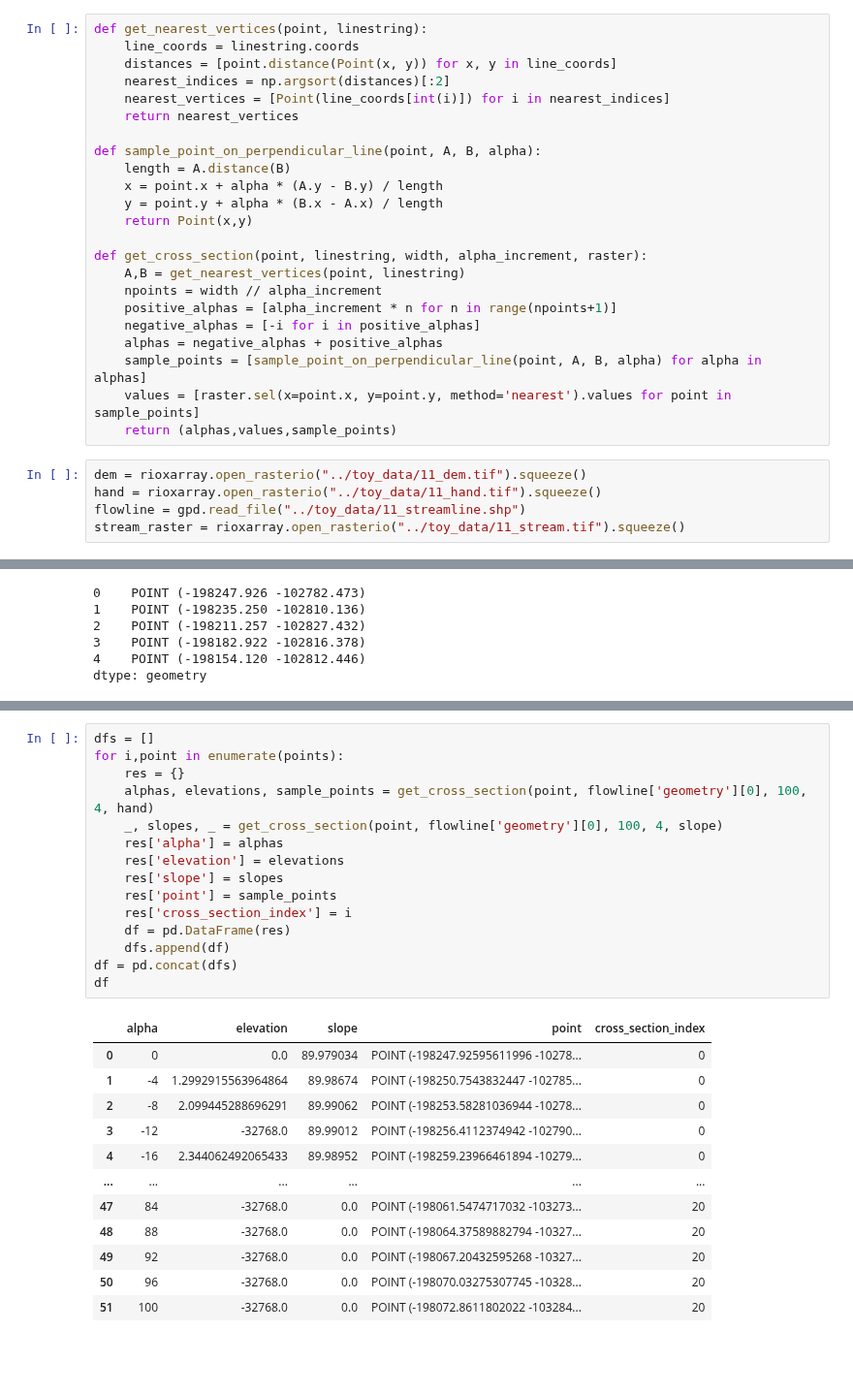
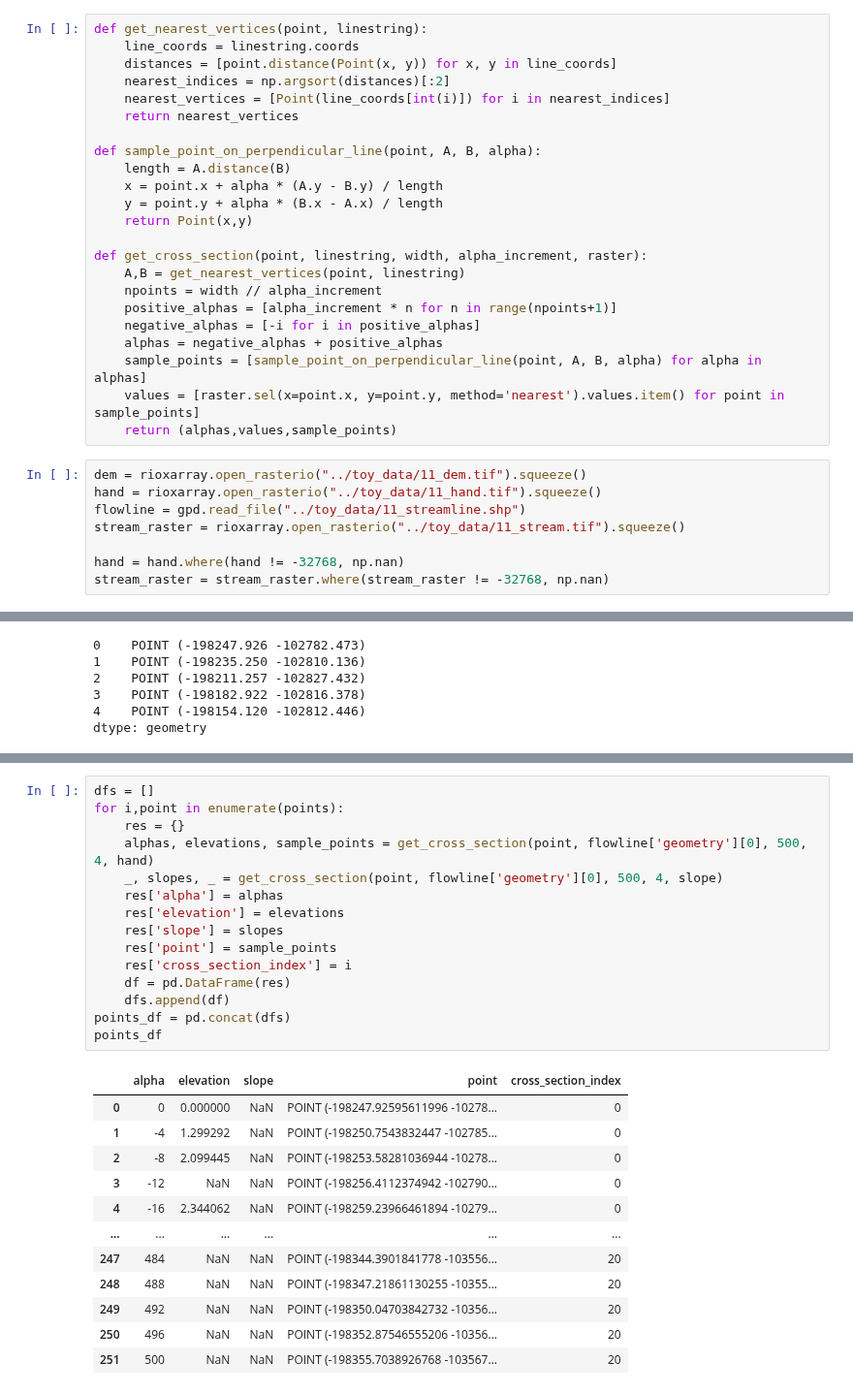
Before and after one commit to avkoehl/valleys, a Jupyter notebook: notebooks/valley_bottom_delineation.ipynb, the cells around one changed output, grey strips where cells are left out. Shown at 97% size. Cells and saved outputs as stored; diff of their text form; blank space fills up the shorter version.

```diff
--- a/notebooks/valley_bottom_delineation.ipynb
+++ b/notebooks/valley_bottom_delineation.ipynb
@@ -36,12 +46,15 @@ def get_cross_section(point, linestring, width, alpha_increment, raster):
     negative_alphas = [-i for i in positive_alphas]
     alphas = negative_alphas + positive_alphas
     sample_points = [sample_point_on_perpendicular_line(point, A, B, alpha) for alpha in alphas]
-    values = [raster.sel(x=point.x, y=point.y, method='nearest').values for point in sample_points]
+    values = [raster.sel(x=point.x, y=point.y, method='nearest').values.item() for point in sample_points]
     return (alphas,values,sample_points)
 # %%
 dem = rioxarray.open_rasterio("../toy_data/11_dem.tif").squeeze()
 hand = rioxarray.open_rasterio("../toy_data/11_hand.tif").squeeze()
 flowline = gpd.read_file("../toy_data/11_streamline.shp")
 stream_raster = rioxarray.open_rasterio("../toy_data/11_stream.tif").squeeze()
+
+hand = hand.where(hand != -32768, np.nan)
+stream_raster = stream_raster.where(stream_raster != -32768, np.nan)
 # %%
 slope = xrspatial.slope(hand)
@@ -68,28 +97,28 @@ points.plot(ax=ax, color='green')
 # %%
 dfs = []
 for i,point in enumerate(points):
     res = {}
-    alphas, elevations, sample_points = get_cross_section(point, flowline['geometry'][0], 100, 4, hand)
-    _, slopes, _ = get_cross_section(point, flowline['geometry'][0], 100, 4, slope)
+    alphas, elevations, sample_points = get_cross_section(point, flowline['geometry'][0], 500, 4, hand)
+    _, slopes, _ = get_cross_section(point, flowline['geometry'][0], 500, 4, slope)
     res['alpha'] = alphas
     res['elevation'] = elevations
     res['slope'] = slopes
     res['point'] = sample_points
     res['cross_section_index'] = i
     df = pd.DataFrame(res)
     dfs.append(df)
-df = pd.concat(dfs)
-df
+points_df = pd.concat(dfs)
+points_df
 # %% [output]
 |  | alpha | elevation | slope | point | cross_section_index |
-| 0 | 0 | 0.0 | 89.979034 | POINT (-198247.92595611996 -10278... | 0 |
-| 1 | -4 | 1.2992915563964864 | 89.98674 | POINT (-198250.7543832447 -102785... | 0 |
-| 2 | -8 | 2.099445288696291 | 89.99062 | POINT (-198253.58281036944 -10278... | 0 |
-| 3 | -12 | -32768.0 | 89.99012 | POINT (-198256.4112374942 -102790... | 0 |
-| 4 | -16 | 2.344062492065433 | 89.98952 | POINT (-198259.23966461894 -10279... | 0 |
+| 0 | 0 | 0.000000 | NaN | POINT (-198247.92595611996 -10278... | 0 |
+| 1 | -4 | 1.299292 | NaN | POINT (-198250.7543832447 -102785... | 0 |
+| 2 | -8 | 2.099445 | NaN | POINT (-198253.58281036944 -10278... | 0 |
+| 3 | -12 | NaN | NaN | POINT (-198256.4112374942 -102790... | 0 |
+| 4 | -16 | 2.344062 | NaN | POINT (-198259.23966461894 -10279... | 0 |
 | ... | ... | ... | ... | ... | ... |
-| 47 | 84 | -32768.0 | 0.0 | POINT (-198061.5474717032 -103273... | 20 |
-| 48 | 88 | -32768.0 | 0.0 | POINT (-198064.37589882794 -10327... | 20 |
-| 49 | 92 | -32768.0 | 0.0 | POINT (-198067.20432595268 -10327... | 20 |
-| 50 | 96 | -32768.0 | 0.0 | POINT (-198070.03275307745 -10328... | 20 |
-| 51 | 100 | -32768.0 | 0.0 | POINT (-198072.8611802022 -103284... | 20 |
+| 247 | 484 | NaN | NaN | POINT (-198344.3901841778 -103556... | 20 |
+| 248 | 488 | NaN | NaN | POINT (-198347.21861130255 -10355... | 20 |
+| 249 | 492 | NaN | NaN | POINT (-198350.04703842732 -10356... | 20 |
+| 250 | 496 | NaN | NaN | POINT (-198352.87546555206 -10356... | 20 |
+| 251 | 500 | NaN | NaN | POINT (-198355.7038926768 -103567... | 20 |
```
Also changed, not shown: parts of 15 cells of this notebook, 1 other file.
